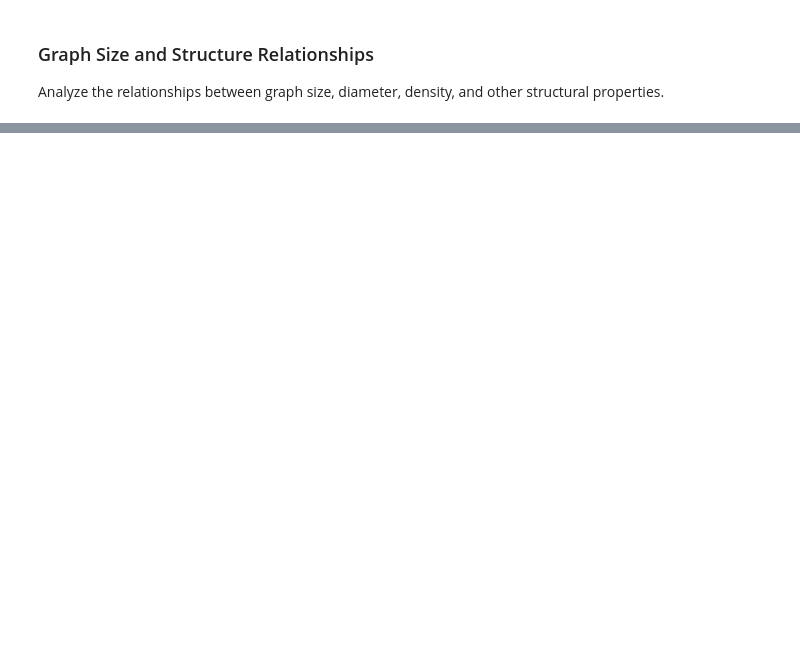
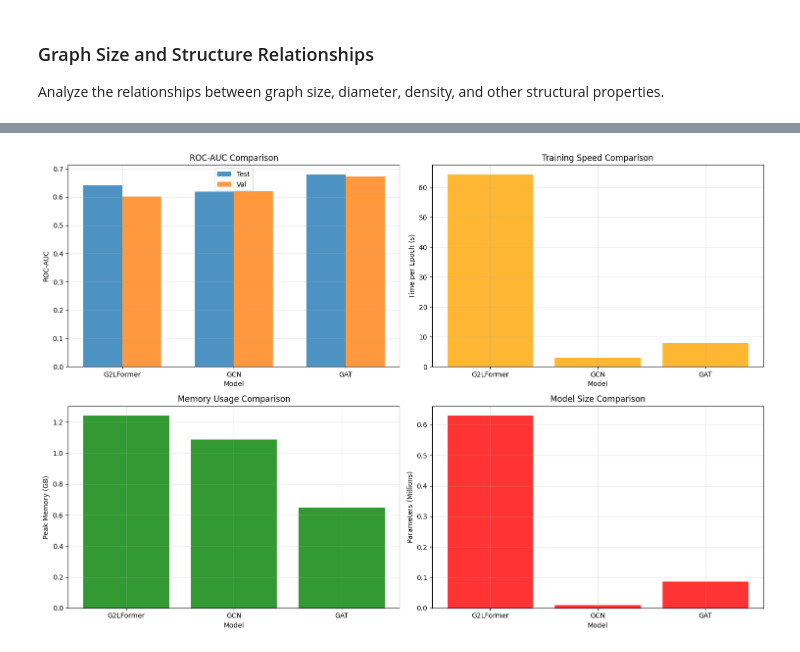
Before and after one commit to MatiPl01/machine-learning-project, a Jupyter notebook: main.ipynb, the cells around one changed output, grey strips where cells are left out. Drawn from its saved outputs; the diff is of its cells as text; code cells hidden in the pictures; blank space fills up the shorter version.

Commit message:
Add some model evaluation

```diff
--- a/main.ipynb
+++ b/main.ipynb
@@ -175,0 +448,91 @@ plot_graph_relationships(graph_properties)
+# %%
+import pandas as pd
+import matplotlib.pyplot as plt
+import numpy as np
+
+# Collect all performance metrics
+comparison_data = {
+    'Model': [],
+    'Test ROC-AUC': [],
+    'Test Accuracy': [],
+    'Val ROC-AUC': [],
+    'Avg Time/Epoch (s)': [],
+    'Peak Memory (GB)': [],
+    'Parameters': []
+}
+
+for name, model in models_to_eval:
+    comparison_data['Model'].append(name)
+    comparison_data['Test ROC-AUC'].append(test_results[name].get('roc_auc', 0))
+    comparison_data['Test Accuracy'].append(test_results[name].get('accuracy', 0))
+
+    # Get validation metrics from history
+    if name == "G2LFormer":
+        val_metrics = g2lformer_history['val_metrics'][-1]
+        perf = g2lformer_perf
+    elif name == "GCN":
+        val_metrics = gcn_history['val_metrics'][-1]
+        perf = gcn_perf
+    else:  # GAT
+        val_metrics = gat_history['val_metrics'][-1]
+        perf = gat_perf
+
+    comparison_data['Val ROC-AUC'].append(val_metrics.get('roc_auc', 0))
+    comparison_data['Avg Time/Epoch (s)'].append(perf['avg_train_time'])
+    comparison_data['Peak Memory (GB)'].append(perf['peak_memory_gb'])
+    comparison_data['Parameters'].append(sum(p.numel() for p in model.parameters()))
+
+# Create comparison DataFrame
+df_comparison = pd.DataFrame(comparison_data)
+print("\nModel Comparison:")
+print("="*60)
+print(df_comparison.to_string(index=False))
+print("="*60)
+
+# Visualize comparison
+fig, axes = plt.subplots(2, 2, figsize=(15, 10))
+
+# ROC-AUC comparison
+ax = axes[0, 0]
+models = df_comparison['Model']
+test_auc = df_comparison['Test ROC-AUC']
+val_auc = df_comparison['Val ROC-AUC']
+x = np.arange(len(models))
+width = 0.35
+ax.bar(x - width/2, test_auc, width, label='Test', alpha=0.8)
+ax.bar(x + width/2, val_auc, width, label='Val', alpha=0.8)
+ax.set_xlabel('Model')
+ax.set_ylabel('ROC-AUC')
+ax.set_title('ROC-AUC Comparison')
+ax.set_xticks(x)
+ax.set_xticklabels(models)
+ax.legend()
+ax.grid(True, alpha=0.3)
+
+# Training time comparison
+ax = axes[0, 1]
+ax.bar(models, df_comparison['Avg Time/Epoch (s)'], alpha=0.8, color='orange')
+ax.set_xlabel('Model')
+ax.set_ylabel('Time per Epoch (s)')
+ax.set_title('Training Speed Comparison')
+ax.grid(True, alpha=0.3)
+
+# Memory usage comparison
+ax = axes[1, 0]
+ax.bar(models, df_comparison['Peak Memory (GB)'], alpha=0.8, color='green')
+ax.set_xlabel('Model')
+ax.set_ylabel('Peak Memory (GB)')
+ax.set_title('Memory Usage Comparison')
+ax.grid(True, alpha=0.3)
+
+# Parameter count comparison
+ax = axes[1, 1]
+ax.bar(models, df_comparison['Parameters'] / 1e6, alpha=0.8, color='red')
+ax.set_xlabel('Model')
+ax.set_ylabel('Parameters (Millions)')
+ax.set_title('Model Size Comparison')
+ax.grid(True, alpha=0.3)
+
+plt.tight_layout()
+plt.show()
+# %% [output]
@@ -175,0 +546 @@ plot_graph_relationships(graph_properties)
+[figure, added]
```
Also changed, not shown: parts of 21 cells of this notebook, 4 other files.
